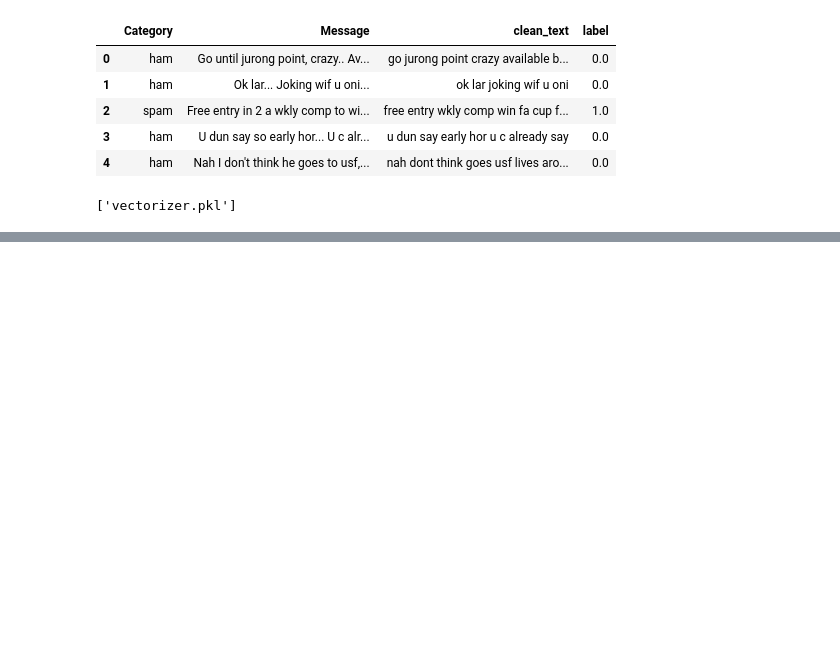
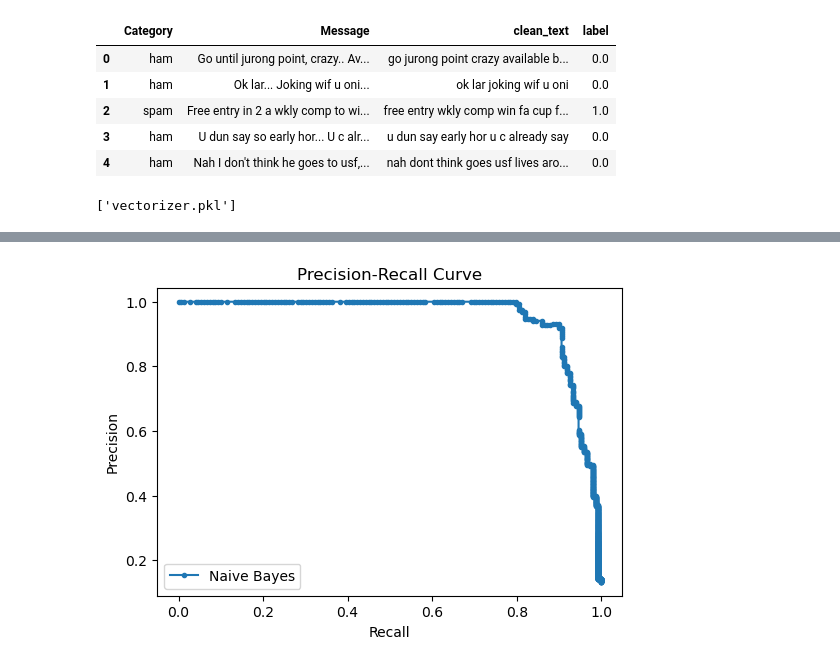
Before and after one commit to g00405662FYP/SpamShield-Model, a Jupyter notebook: train.model.ipynb, the cells around one changed output, grey strips where cells are left out. Saved outputs shown, nothing was run; the diff lists cells and outputs as text; code cells hidden in the pictures; blank space fills up the shorter version.

```diff
--- a/train.model.ipynb
+++ b/train.model.ipynb
@@ -99,0 +102,19 @@ plt.show()
+# %%
+from sklearn.metrics import precision_recall_curve
+
+# Get the probability scores for positive class
+y_scores = model.predict_proba(X_test)[:,1]
+
+# Compute precision-recall values
+precision, recall, _ = precision_recall_curve(y_test, y_scores)
+
+# Plot Precision-Recall Curve
+plt.figure(figsize=(6,4))
+plt.plot(recall, precision, marker='.', label='Naive Bayes')
+plt.xlabel('Recall')
+plt.ylabel('Precision')
+plt.title('Precision-Recall Curve')
+plt.legend()
+plt.show()
+# %% [output]
+[figure, added]
```
Also changed, not shown: parts of 2 cells of this notebook.
